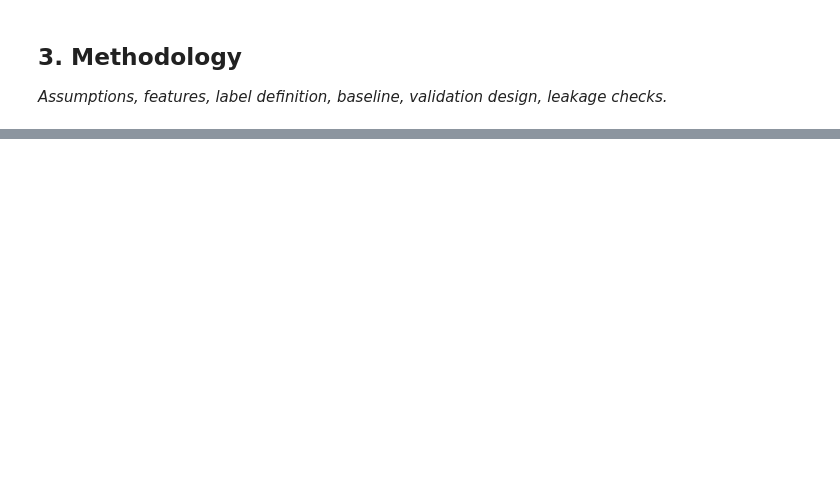
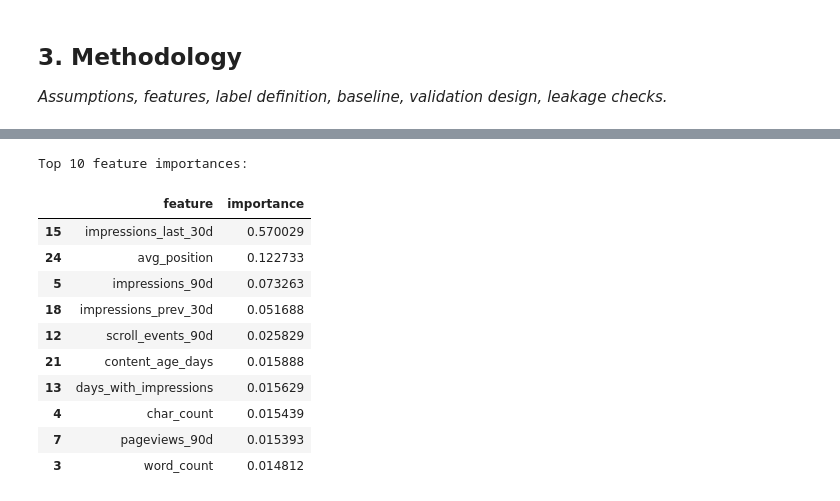
Before and after one commit to riteshy1526/flyrank-internship-ml, a Jupyter notebook: work/notebooks/capstone.ipynb, the cells around one changed output, grey strips where cells are left out. Saved outputs shown, nothing was run; the diff lists cells and outputs as text; code cells hidden in the pictures; blank space fills up the shorter version.

```diff
--- a/work/notebooks/capstone.ipynb
+++ b/work/notebooks/capstone.ipynb
@@ -36,0 +324,18 @@ This skeleton is yours to fill. Work the sections **in order** — each one has
+# %%
+imputer = SimpleImputer(strategy="median")
+
+X_train_imp = imputer.fit_transform(X_train)
+X_test_imp = imputer.transform(X_test)
+
+model = RandomForestRegressor(
+    n_estimators=200,
+    random_state=42,
+    n_jobs=-1
+)
+
+model.fit(X_train_imp, y_train)
+
+model_pred = model.predict(X_test_imp)
+
+print("Model training complete.")
+print("Model created successfully:", model is not None)
@@ -36,0 +496,29 @@ This skeleton is yours to fill. Work the sections **in order** — each one has
+# %%
+import pandas as pd
+
+# Create feature importance table
+feature_importance = pd.DataFrame({
+    "feature": feature_cols,
+    "importance": model.feature_importances_
+})
+
+feature_importance = feature_importance.sort_values(
+    "importance",
+    ascending=False
+)
+
+print("Top 10 feature importances:")
+display(feature_importance.head(10))
+# %% [output]
+Top 10 feature importances:
+|  | feature | importance |
+| 15 | impressions_last_30d | 0.570029 |
+| 24 | avg_position | 0.122733 |
+| 5 | impressions_90d | 0.073263 |
+| 18 | impressions_prev_30d | 0.051688 |
+| 12 | scroll_events_90d | 0.025829 |
+| 21 | content_age_days | 0.015888 |
+| 13 | days_with_impressions | 0.015629 |
+| 4 | char_count | 0.015439 |
+| 7 | pageviews_90d | 0.015393 |
+| 3 | word_count | 0.014812 |
```
Also changed, not shown: parts of 22 cells of this notebook, 12 other files.
